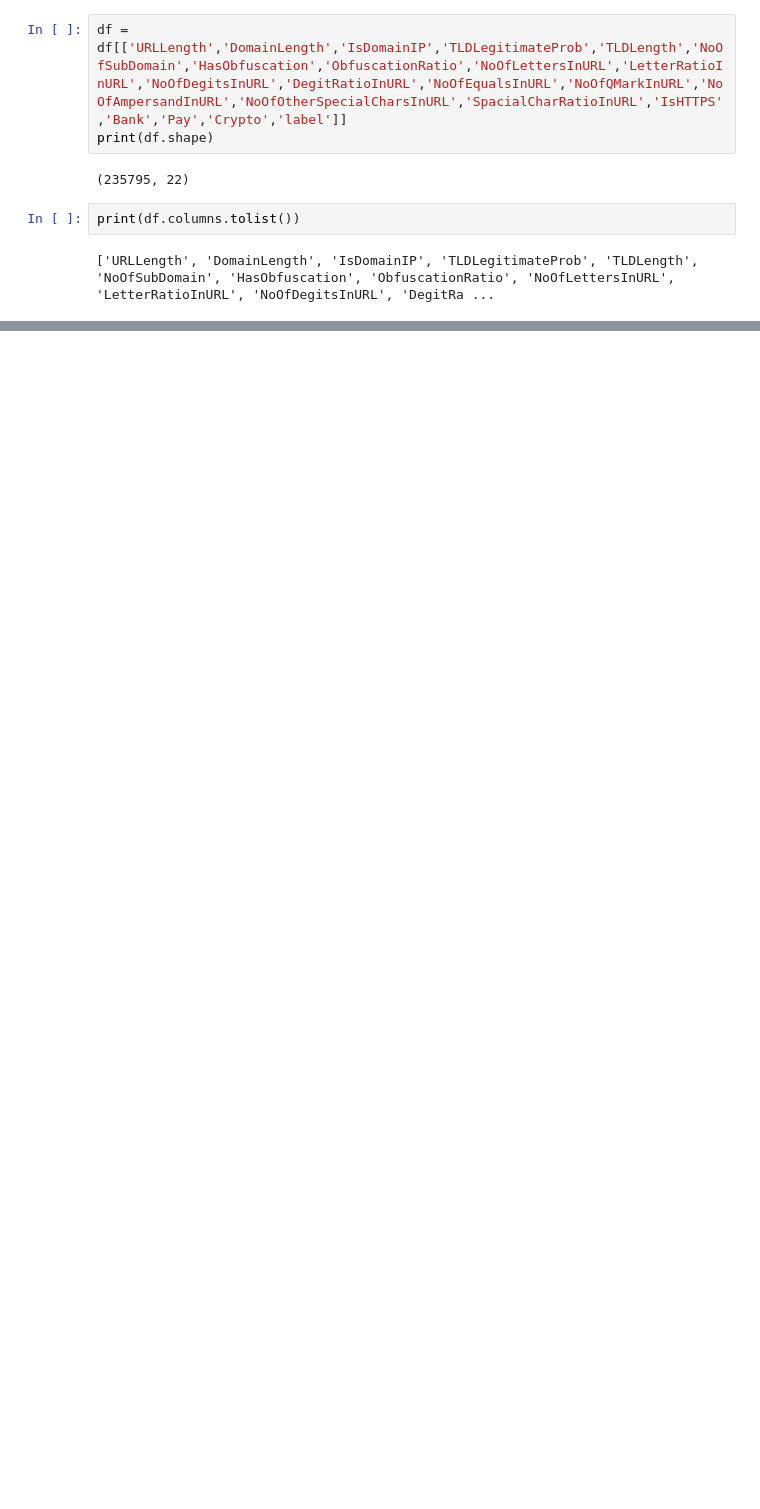
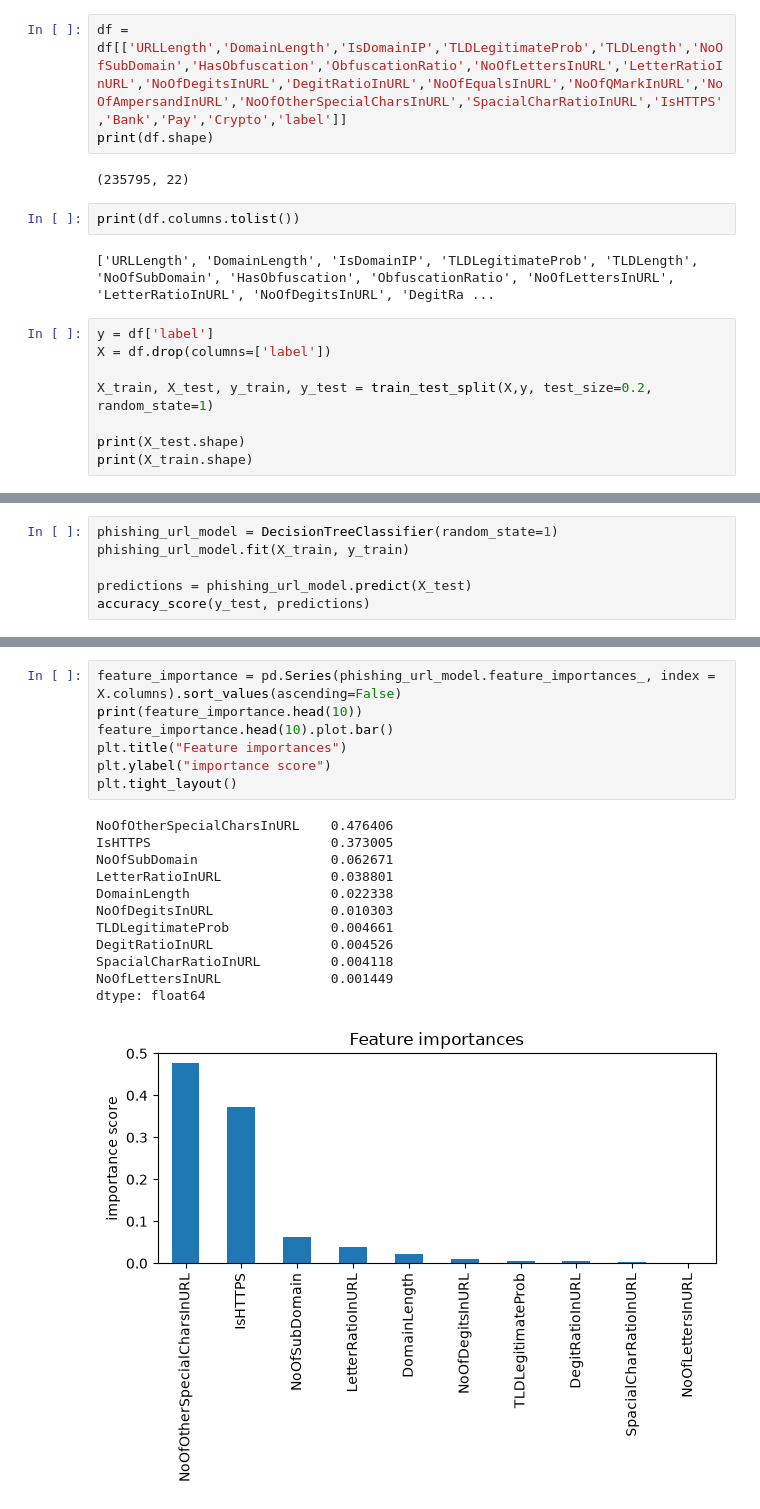
Before and after one commit to RkP17/phishing-url-detection, a Jupyter notebook: phishing_detection.ipynb, the cells around one changed output, grey strips where cells are left out. Drawn from its saved outputs; the diff is of its cells as text; blank space fills up the shorter version.

Commit message:
Created a working decision tree

```diff
--- a/phishing_detection.ipynb
+++ b/phishing_detection.ipynb
@@ -221,3 +221,11 @@ print(df.shape)
 print(df.columns.tolist())
 # %% [output]
 ['URLLength', 'DomainLength', 'IsDomainIP', 'TLDLegitimateProb', 'TLDLength', 'NoOfSubDomain', 'HasObfuscation', 'ObfuscationRatio', 'NoOfLettersInURL', 'LetterRatioInURL', 'NoOfDegitsInURL', 'DegitRa ...
+# %%
+y = df['label']
+X = df.drop(columns=['label'])
+
+X_train, X_test, y_train, y_test = train_test_split(X,y, test_size=0.2, random_state=1)
+
+print(X_test.shape)
+print(X_train.shape)
@@ -223,0 +235,6 @@ print(df.columns.tolist())
+# %%
+phishing_url_model = DecisionTreeClassifier(random_state=1)
+phishing_url_model.fit(X_train, y_train)
+
+predictions = phishing_url_model.predict(X_test)
+accuracy_score(y_test, predictions)
@@ -223,0 +256,20 @@ print(df.columns.tolist())
+# %%
+feature_importance = pd.Series(phishing_url_model.feature_importances_, index = X.columns).sort_values(ascending=False)
+print(feature_importance.head(10))
+feature_importance.head(10).plot.bar()
+plt.title("Feature importances")
+plt.ylabel("importance score")
+plt.tight_layout()
+# %% [output]
+NoOfOtherSpecialCharsInURL    0.476406
+IsHTTPS                       0.373005
+NoOfSubDomain                 0.062671
+LetterRatioInURL              0.038801
+DomainLength                  0.022338
+NoOfDegitsInURL               0.010303
+TLDLegitimateProb             0.004661
+DegitRatioInURL               0.004526
+SpacialCharRatioInURL         0.004118
+NoOfLettersInURL              0.001449
+dtype: float64
+[figure, added]
```
Also changed, not shown: parts of 3 cells of this notebook.
